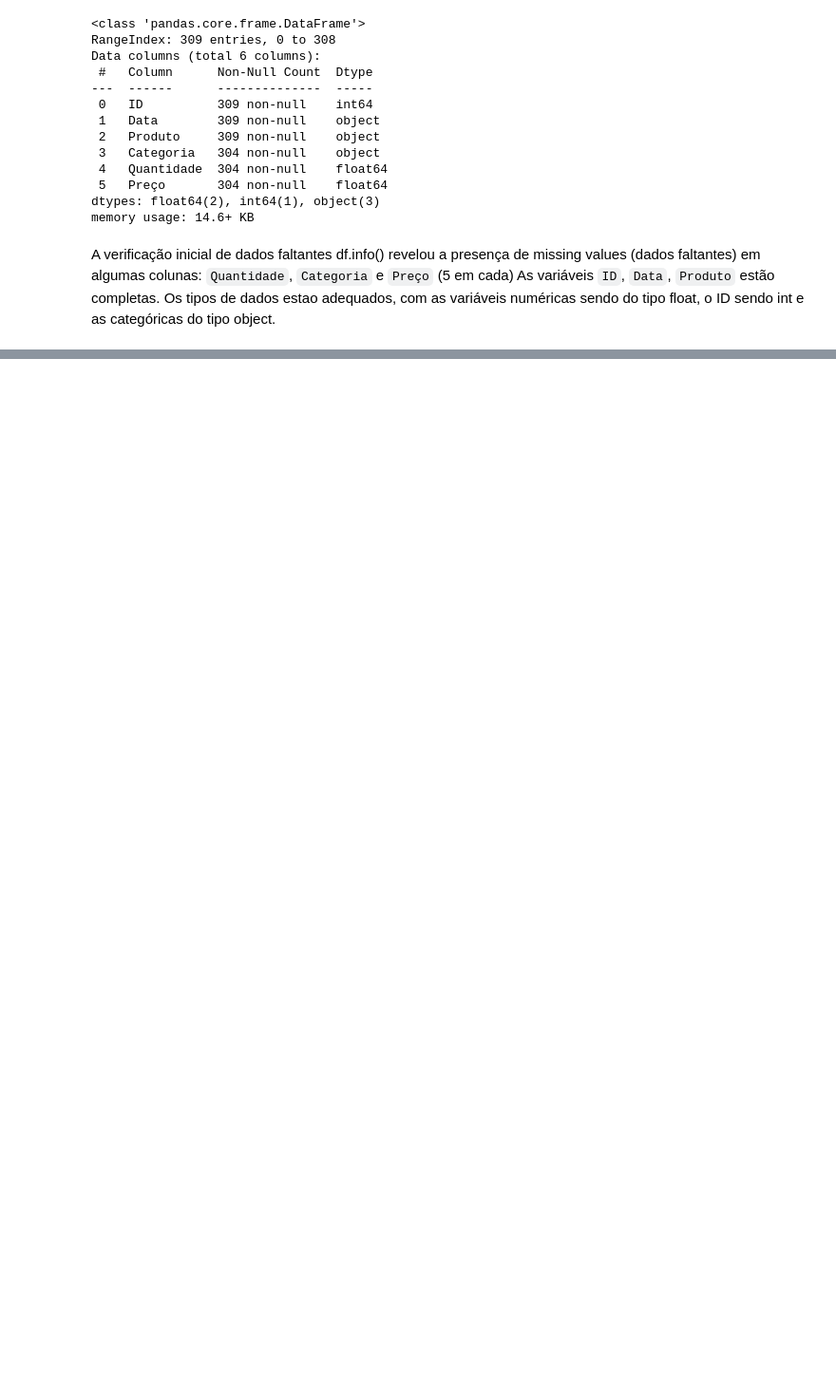
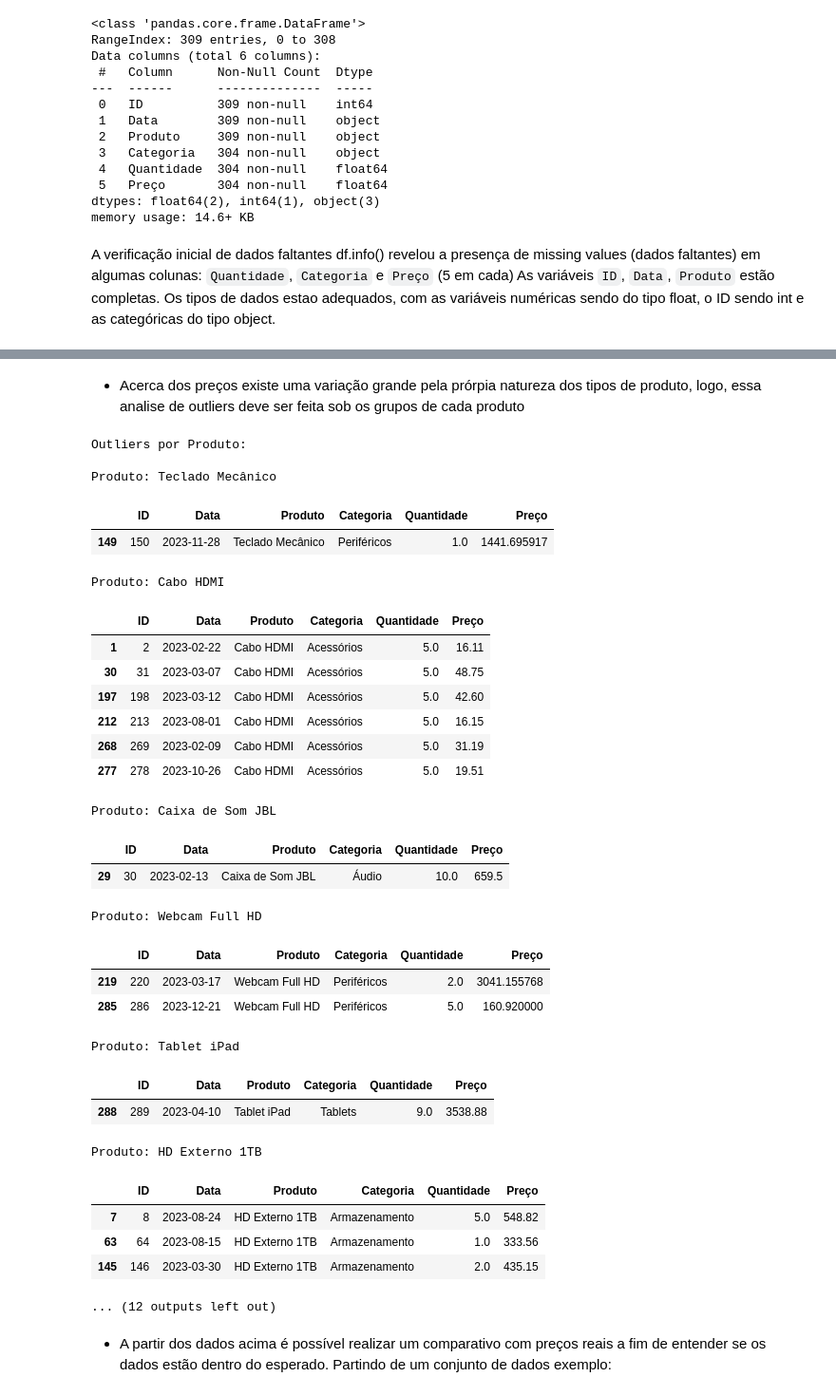
Before and after one commit to carlsnog/Teste_Analytics_CarlosNogueira, a Jupyter notebook: limpeza_analise_venda.ipynb, the cells around one changed output, grey strips where cells are left out. Shown at 95% size. Saved outputs shown, nothing was run; the diff lists cells and outputs as text; code cells hidden in the pictures; blank space fills up the shorter version.

Commit message:
add: limpeza e analise inicial dos dados

```diff
--- a/limpeza_analise_venda.ipynb
+++ b/limpeza_analise_venda.ipynb
@@ -52,0 +234,52 @@ vendas.describe()
+# %% [markdown]
+* Acerca dos preços existe uma variação grande pela prórpia natureza dos tipos de produto, logo, essa analise de outliers deve ser feita sob os grupos de cada produto
+# %%
+# Procurando outliers por produto
+
+outliers_por_produto = {}
+
+for produto in df_limpo['Produto'].unique():
+    df_produto = df_limpo[df_limpo['Produto'] == produto].copy()
+    outliers_preco_produto = buscar_outliers(df_produto, 'Preço')
+    outliers_quantidade_produto = buscar_outliers(df_produto, 'Quantidade')
+
+    if outliers_preco_produto.sum() > 0 or outliers_quantidade_produto.sum() > 0:
+        outliers_por_produto[produto] = df_produto[outliers_preco_produto | outliers_quantidade_produto]
+
+print("Outliers por Produto:")
+for produto, outliers_df in outliers_por_produto.items():
+    print(f"\nProduto: {produto}")
+    display(outliers_df)
+# %% [output]
+Outliers por Produto:
+
+Produto: Teclado Mecânico
+|  | ID | Data | Produto | Categoria | Quantidade | Preço |
+| 149 | 150 | 2023-11-28 | Teclado Mecânico | Periféricos | 1.0 | 1441.695917 |
+Produto: Cabo HDMI
+|  | ID | Data | Produto | Categoria | Quantidade | Preço |
+| 1 | 2 | 2023-02-22 | Cabo HDMI | Acessórios | 5.0 | 16.11 |
+| 30 | 31 | 2023-03-07 | Cabo HDMI | Acessórios | 5.0 | 48.75 |
+| 197 | 198 | 2023-03-12 | Cabo HDMI | Acessórios | 5.0 | 42.60 |
+| 212 | 213 | 2023-08-01 | Cabo HDMI | Acessórios | 5.0 | 16.15 |
+| 268 | 269 | 2023-02-09 | Cabo HDMI | Acessórios | 5.0 | 31.19 |
+| 277 | 278 | 2023-10-26 | Cabo HDMI | Acessórios | 5.0 | 19.51 |
+Produto: Caixa de Som JBL
+|  | ID | Data | Produto | Categoria | Quantidade | Preço |
+| 29 | 30 | 2023-02-13 | Caixa de Som JBL | Áudio | 10.0 | 659.5 |
+Produto: Webcam Full HD
+|  | ID | Data | Produto | Categoria | Quantidade | Preço |
+| 219 | 220 | 2023-03-17 | Webcam Full HD | Periféricos | 2.0 | 3041.155768 |
+| 285 | 286 | 2023-12-21 | Webcam Full HD | Periféricos | 5.0 | 160.920000 |
+Produto: Tablet iPad
+|  | ID | Data | Produto | Categoria | Quantidade | Preço |
+| 288 | 289 | 2023-04-10 | Tablet iPad | Tablets | 9.0 | 3538.88 |
+Produto: HD Externo 1TB
+|  | ID | Data | Produto | Categoria | Quantidade | Preço |
+| 7 | 8 | 2023-08-24 | HD Externo 1TB | Armazenamento | 5.0 | 548.82 |
+| 63 | 64 | 2023-08-15 | HD Externo 1TB | Armazenamento | 1.0 | 333.56 |
+| 145 | 146 | 2023-03-30 | HD Externo 1TB | Armazenamento | 2.0 | 435.15 |
+... (12 outputs left out)
+# %% [markdown]
+* A partir dos dados acima é possível realizar um comparativo com preços reais a fim de entender se os dados estão dentro do esperado.
+Partindo de um conjunto de dados exemplo:
```
Also changed, not shown: parts of 39 cells of this notebook, 4 other files.
